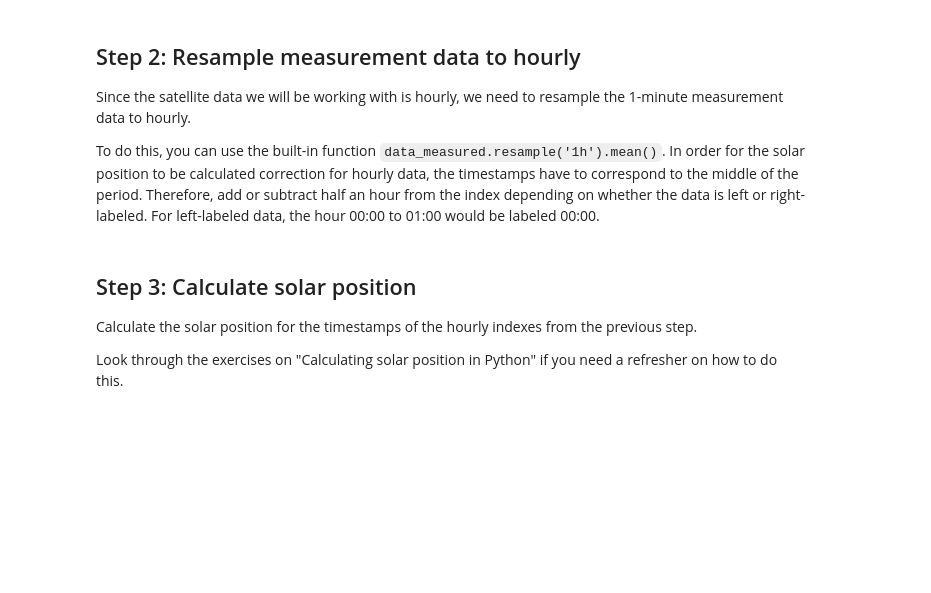
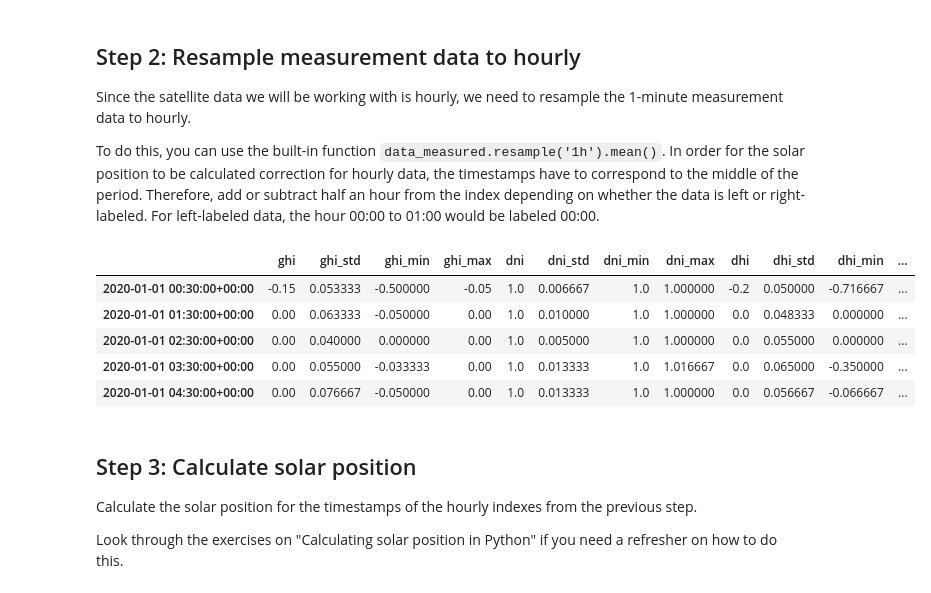
Before and after one commit to AdamRJensen/solar-resource-course, a Jupyter notebook: modeled_vs_measured_data.ipynb, the cells around one changed output. Cells and saved outputs as stored; diff of their text form; code cells hidden in the pictures; blank space fills up the shorter version.

```diff
--- a/modeled_vs_measured_data.ipynb
+++ b/modeled_vs_measured_data.ipynb
@@ -40,12 +66,19 @@ To do this, you can use the built-in function `data_measured.resample('1h').mean
 # %%
 # Write your code here
 
 #### SOLUTION ####
-data_measured = data_measured.resample('1h').mean(label='left')
+data_measured = data_measured.resample('1h', label='left').mean()
 
-data_measured.index = data_measured.index + pd.Timedelta(minutes=60)
+data_measured.index = data_measured.index + pd.Timedelta(minutes=30)
 
 data_measured.head()
+# %% [output]
+|  | ghi | ghi_std | ghi_min | ghi_max | dni | dni_std | dni_min | dni_max | dhi | dhi_std | dhi_min | ... |
+| 2020-01-01 00:30:00+00:00 | -0.15 | 0.053333 | -0.500000 | -0.05 | 1.0 | 0.006667 | 1.0 | 1.000000 | -0.2 | 0.050000 | -0.716667 | ... |
+| 2020-01-01 01:30:00+00:00 | 0.00 | 0.063333 | -0.050000 | 0.00 | 1.0 | 0.010000 | 1.0 | 1.000000 | 0.0 | 0.048333 | 0.000000 | ... |
+| 2020-01-01 02:30:00+00:00 | 0.00 | 0.040000 | 0.000000 | 0.00 | 1.0 | 0.005000 | 1.0 | 1.000000 | 0.0 | 0.055000 | 0.000000 | ... |
+| 2020-01-01 03:30:00+00:00 | 0.00 | 0.055000 | -0.033333 | 0.00 | 1.0 | 0.013333 | 1.0 | 1.016667 | 0.0 | 0.065000 | -0.350000 | ... |
+| 2020-01-01 04:30:00+00:00 | 0.00 | 0.076667 | -0.050000 | 0.00 | 1.0 | 0.013333 | 1.0 | 1.000000 | 0.0 | 0.056667 | -0.066667 | ... |
 # %% [markdown]
 ## Step 3: Calculate solar position
 
```
Also changed, not shown: parts of 7 cells of this notebook.
